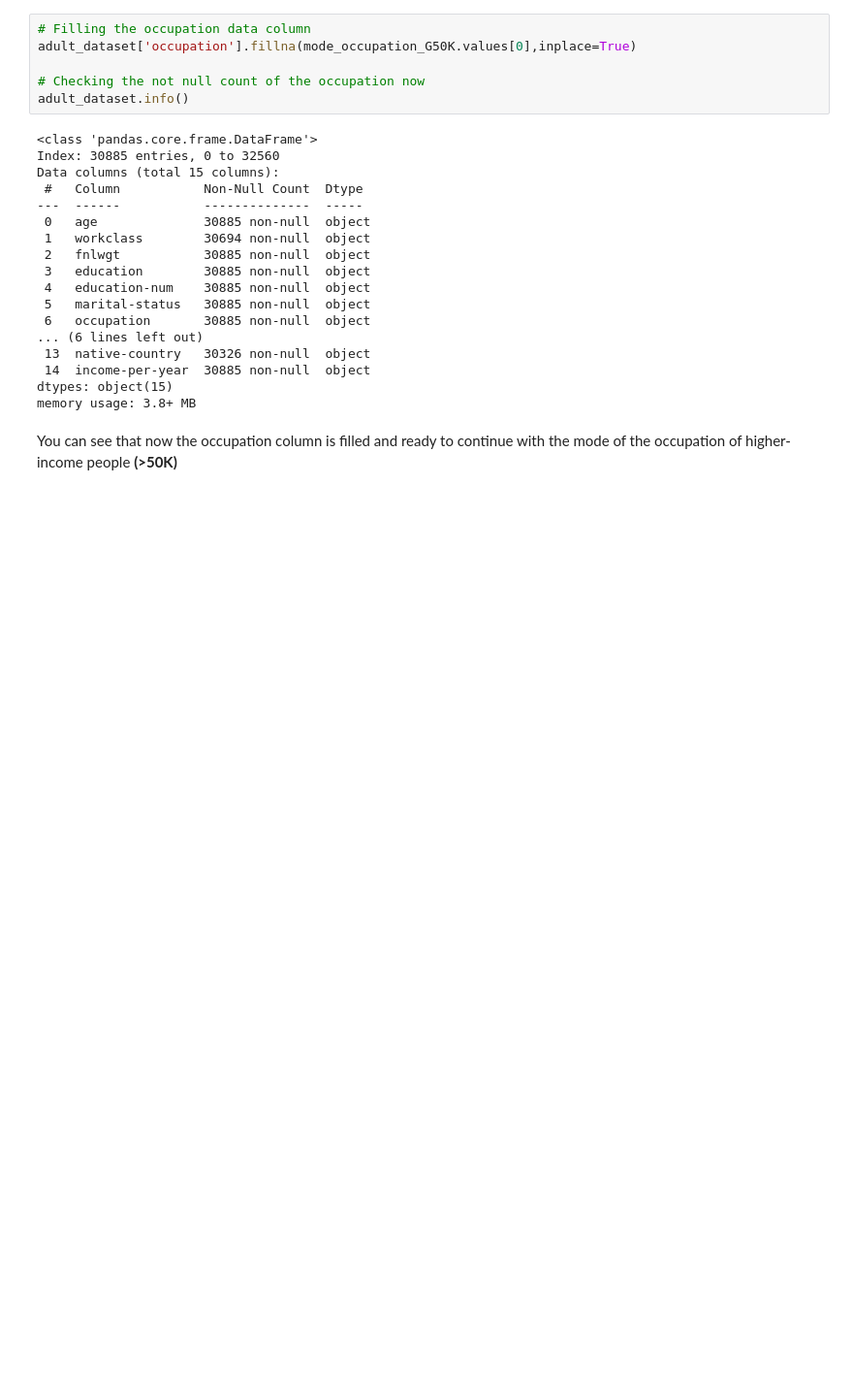
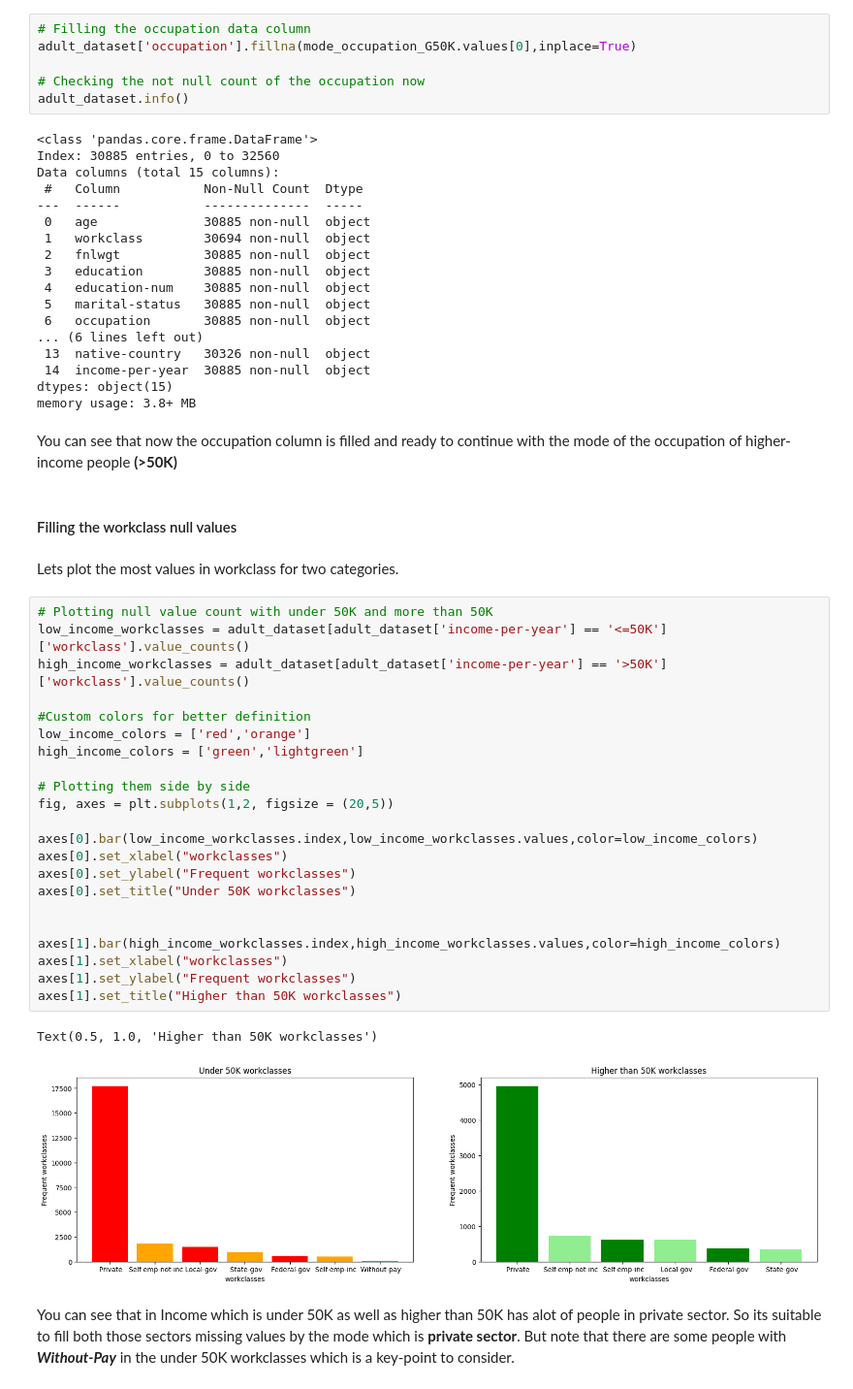
Before and after one commit to SandinMaheeshakya/ML-Income-Prediction-System, a Jupyter notebook: Pre-Processing Data.ipynb, the cells around one changed output. Shown at 97% size. Saved outputs shown, nothing was run; the diff lists cells and outputs as text; blank space fills up the shorter version.

Commit message:
filling the missing values of the workclasses

```diff
--- a/Pre-Processing Data.ipynb
+++ b/Pre-Processing Data.ipynb
@@ -390,3 +390,34 @@ dtypes: object(15)
 memory usage: 3.8+ MB
 # %% [markdown]
 You can see that now the occupation column is filled and ready to continue with the mode of the occupation of higher-income people __(>50K)__
+# %% [markdown]
+#### Filling the workclass null values
+# %% [markdown]
+Lets plot the most values in workclass for two categories.
+# %%
+# Plotting null value count with under 50K and more than 50K
+low_income_workclasses = adult_dataset[adult_dataset['income-per-year'] == '<=50K']['workclass'].value_counts()
+high_income_workclasses = adult_dataset[adult_dataset['income-per-year'] == '>50K']['workclass'].value_counts()
+
+#Custom colors for better definition
+low_income_colors = ['red','orange']
+high_income_colors = ['green','lightgreen']
+
+# Plotting them side by side
+fig, axes = plt.subplots(1,2, figsize = (20,5))
+
+axes[0].bar(low_income_workclasses.index,low_income_workclasses.values,color=low_income_colors)
+axes[0].set_xlabel("workclasses")
+axes[0].set_ylabel("Frequent workclasses")
+axes[0].set_title("Under 50K workclasses")
+
+
+axes[1].bar(high_income_workclasses.index,high_income_workclasses.values,color=high_income_colors)
+axes[1].set_xlabel("workclasses")
+axes[1].set_ylabel("Frequent workclasses")
+axes[1].set_title("Higher than 50K workclasses")
+# %% [output]
+Text(0.5, 1.0, 'Higher than 50K workclasses')
+[figure, added]
+# %% [markdown]
+ You can see that in Income which is under 50K as well as higher than 50K has alot of people in private sector. So its suitable to fill both those sectors missing values by the mode which is __private sector__. But note that there are some people with ___Without-Pay___ in the under 50K workclasses which is a key-point to consider.
```
Also changed, not shown: parts of 1 cell of this notebook.
